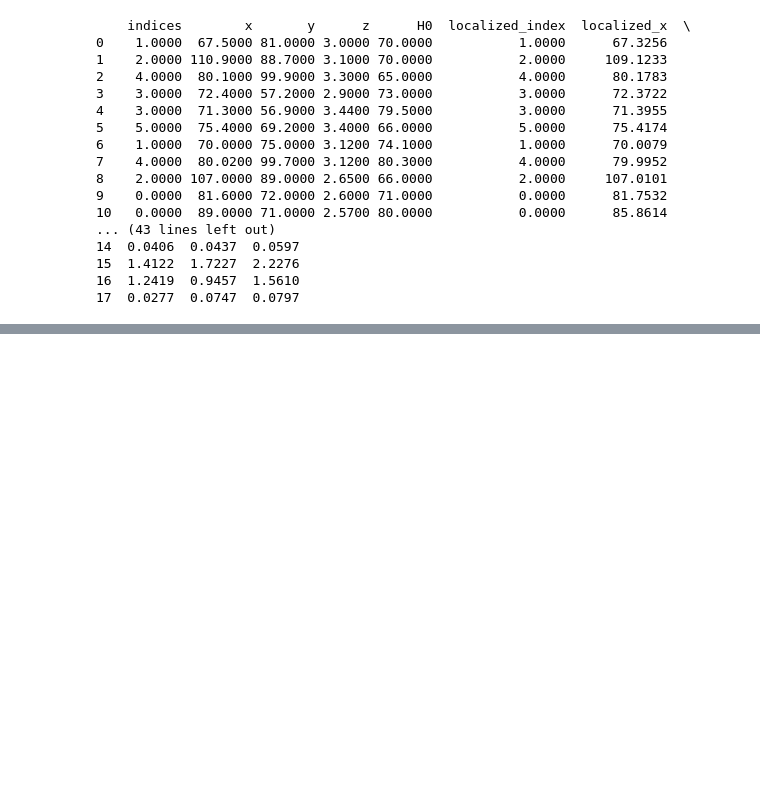
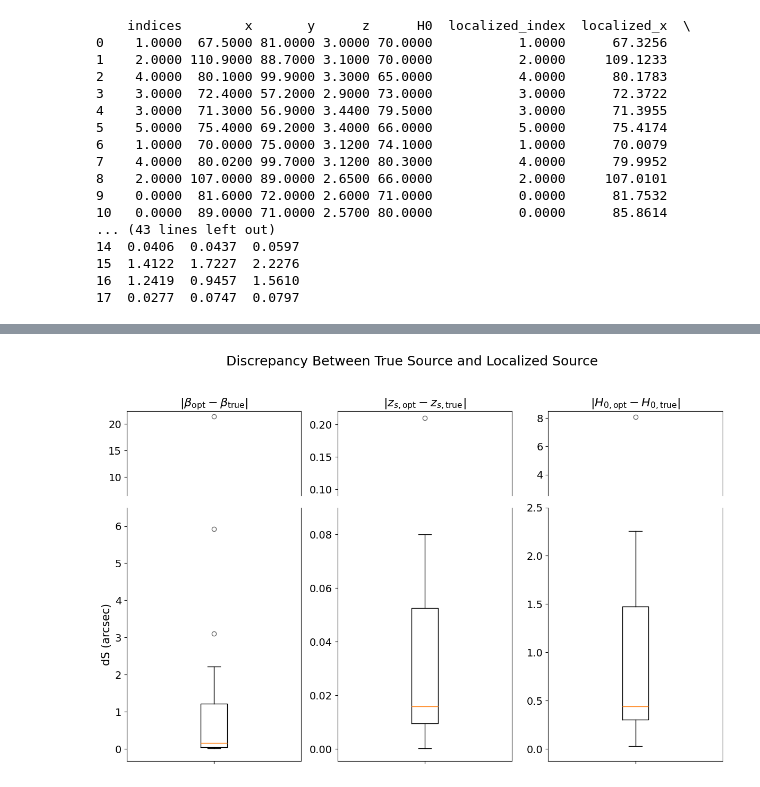
Before and after one commit to diceandcats/GWlensing_Brian, a Jupyter notebook: box_and_whisker.ipynb, the cells around one changed output, grey strips where cells are left out. Cells and saved outputs as stored; diff of their text form; code cells hidden in the pictures; blank space fills up the shorter version.

```diff
--- a/box_and_whisker.ipynb
+++ b/box_and_whisker.ipynb
@@ -92,0 +158,67 @@ plt.show()
+# %%
+# your three series
+dS  = data_zH0['dS']
+dz  = data_zH0['dz']
+dH0 = data_zH0['dH0']
+
+# ---- choose your exact break points here ----
+break_s = 6.5
+break_z = 0.09
+break_h = 2.5
+
+# how big to draw the little “zig‑zag” in axis coords
+d = 0.015
+
+fig, axes = plt.subplots(
+    2, 3,
+    sharex='col',
+    figsize=(12, 8),
+    gridspec_kw={'height_ratios': [1, 3]}
+)
+fig.suptitle('Discrepancy Between True Source and Localized Source', fontsize=18)
+
+# unpack
+ax_s_hi, ax_z_hi, ax_h_hi = axes[0]
+ax_s_lo, ax_z_lo, ax_h_lo = axes[1]
+
+# common titles
+titles = [
+    r'$|\beta_{\rm opt}-\beta_{\rm true}|$',
+    r'$|z_{s,\rm opt}-z_{s,\rm true}|$',
+    r'$|H_{0,\rm opt}-H_{0,\rm true}|$',
+]
+# data and breaks
+series = [dS, dz, dH0]
+breaks = [break_s, break_z, break_h]
+top_axes = [ax_s_hi, ax_z_hi, ax_h_hi]
+bot_axes = [ax_s_lo, ax_z_lo, ax_h_lo]
+
+# ----- top row: only show [break, max] so you see outliers -----
+for ax, vals, brk, title in zip(top_axes, series, breaks, titles):
+    ax.boxplot(vals, showfliers=True,
+               flierprops=dict(marker='o', alpha=0.6))
+    ax.set_ylim(brk * 1.005, np.max(vals) * 1.05)
+    ax.spines['bottom'].set_visible(False)
+    ax.tick_params(bottom=False, labelsize=14)
+    ax.set_title(title, fontsize=16)
+
+# ----- bottom row: only show [0, break] so the box fills out -----
+#  and set y‑labels on the first column
+for ax, vals, brk, ylabel in zip(
+    bot_axes, series, breaks, ['dS (arcsec)', 'dz', r'd$H_0$']
+):
+    ax.boxplot(vals, showfliers=True,
+               flierprops=dict(marker='o', alpha=0.6))
+    ax.set_ylim(0-brk*0.05, brk)
+    ax.spines['top'].set_visible(False)
+    ax.tick_params(labelsize=14)
+    if ax is ax_s_lo:
+        ax.set_ylabel(ylabel, fontsize=15)
+    ax.tick_params(labelbottom=False)
+
+
+
+plt.tight_layout(rect=[0, 0, 1, 0.95])
+plt.show()
+# %% [output]
+[figure, added]
```
Also changed, not shown: parts of 4 cells of this notebook, 50 other files.
